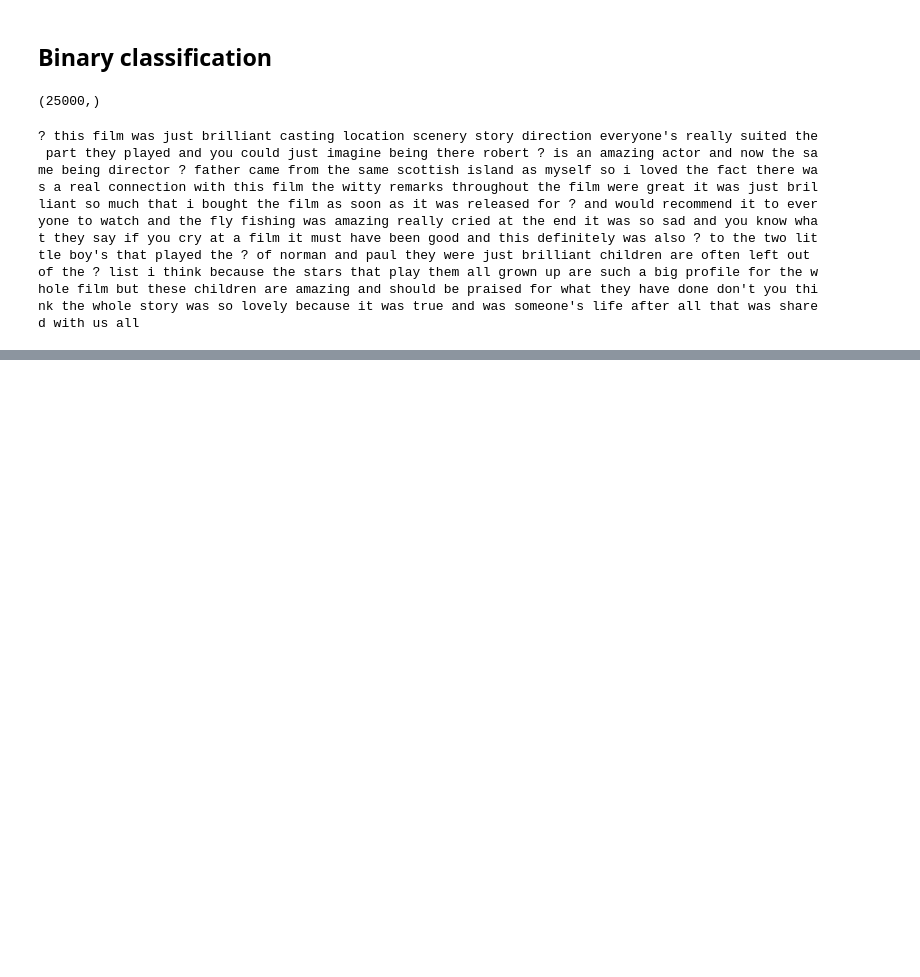
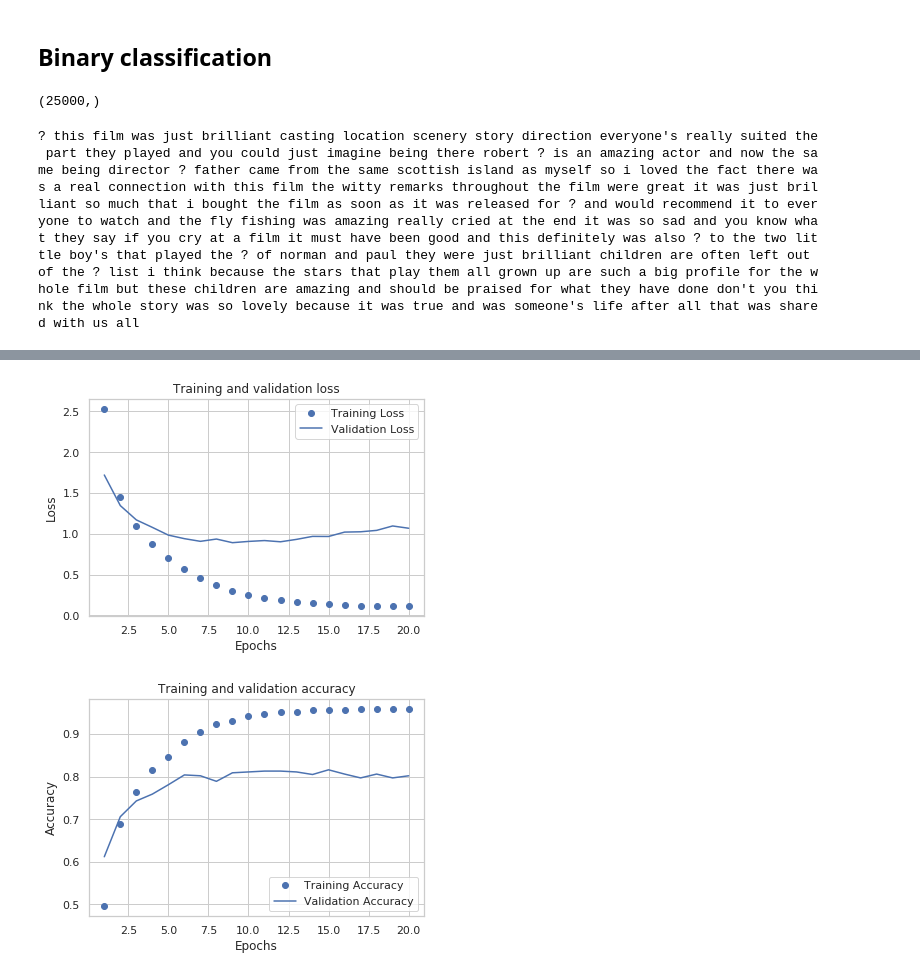
Before and after one commit to wllgrnt/keras-examples, a Jupyter notebook: Chapter3.ipynb, the cells around one changed output, grey strips where cells are left out. Drawn from its saved outputs; the diff is of its cells as text; code cells hidden in the pictures; blank space fills up the shorter version.

```diff
--- a/Chapter3.ipynb
+++ b/Chapter3.ipynb
@@ -170,0 +214,16 @@ array([[0.00766921],
+# %%
+model.compile(optimizer="rmsprop", loss="categorical_crossentropy", metrics=["accuracy"])
+# %%
+# Validation set
+X_val = X_train[:1000]
+partial_X_train = X_train[1000:]
+
+y_val = one_hot_train_labels[:1000]
+partial_y_train = one_hot_train_labels[1000:]
+# %%
+history = model.fit(partial_X_train,
+                   partial_y_train,
+                   epochs=20,
+                   batch_size=512,
+                   validation_data=(X_val, y_val)
+                   )
@@ -170,0 +248,28 @@ array([[0.00766921],
+# %%
+
+history_dict = history.history
+loss_values = history_dict["loss"]
+val_loss_values = history_dict["val_loss"]
+epochs = range(1, len(loss_values) +1)
+
+plt.plot(epochs, loss_values, "bo", label="Training Loss")
+plt.plot(epochs, val_loss_values, "b", label="Validation Loss")
+plt.title("Training and validation loss")
+plt.xlabel("Epochs")
+plt.ylabel("Loss")
+plt.legend()
+plt.show()
+
+acc_values = history_dict["acc"]
+val_acc_values = history_dict["val_acc"]
+
+plt.plot(epochs, acc_values, "bo", label="Training Accuracy")
+plt.plot(epochs, val_acc_values, "b", label="Validation Accuracy")
+plt.title("Training and validation accuracy")
+plt.xlabel("Epochs")
+plt.ylabel("Accuracy")
+plt.legend()
+plt.show()
+# %% [output]
+[figure, added]
+[figure, added]
```
Also changed, not shown: parts of 23 cells of this notebook.
